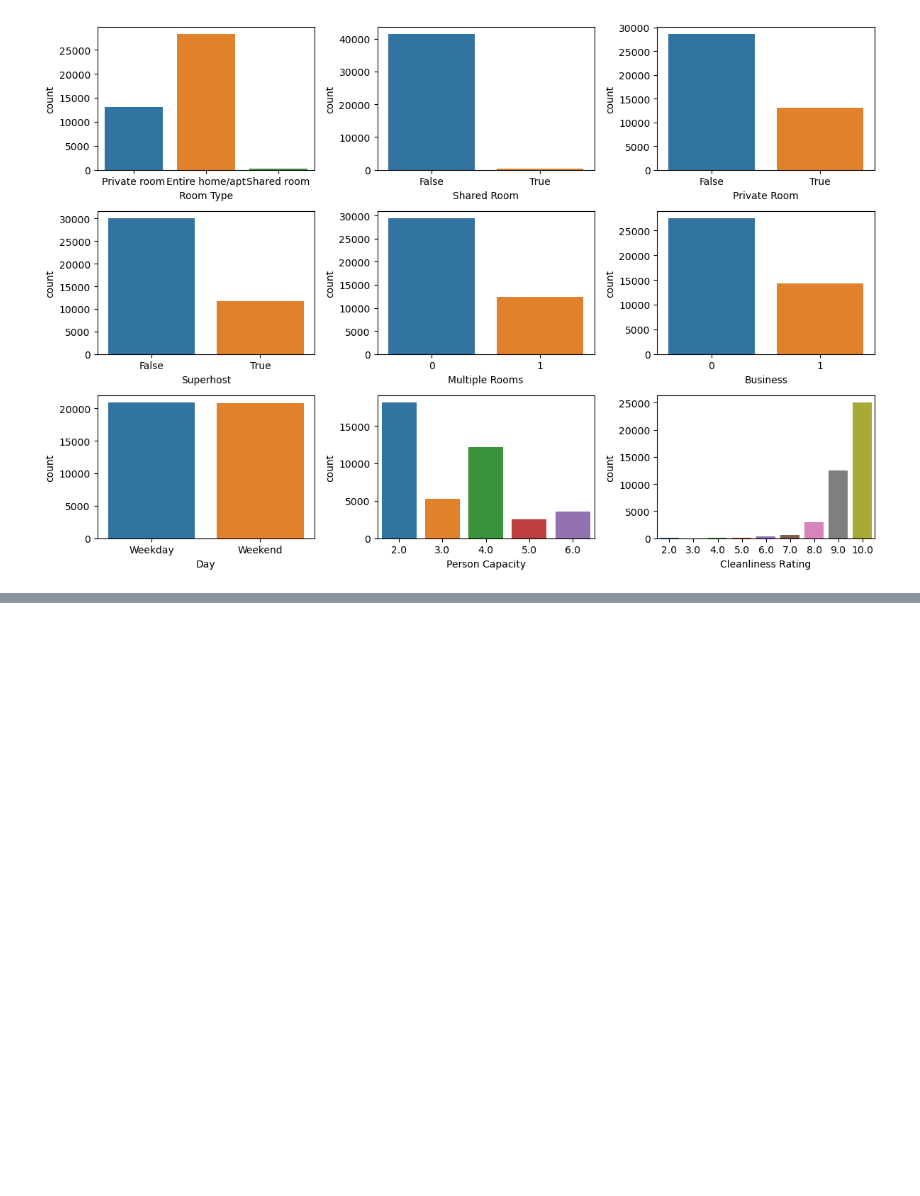
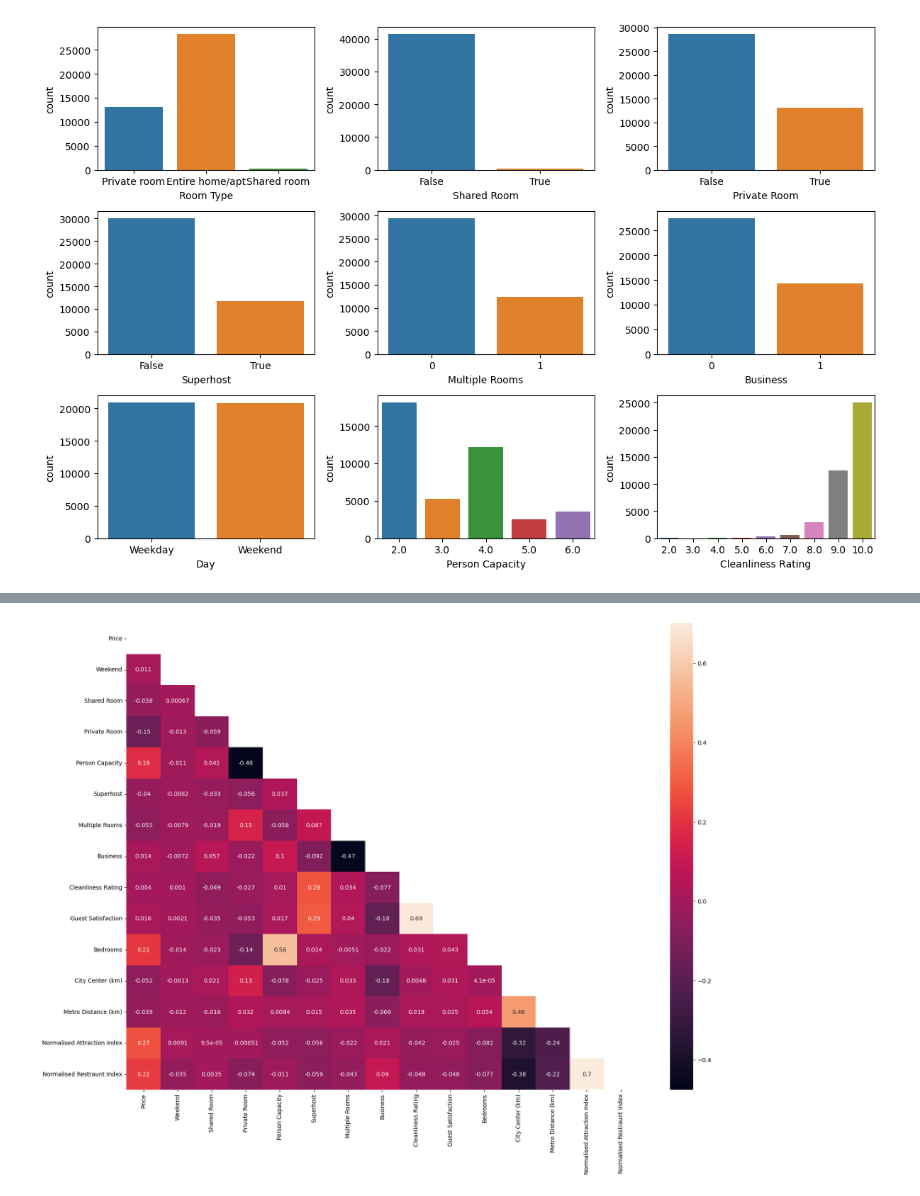
Before and after one commit to isoori/AIRBNB, a Jupyter notebook: Untitled.ipynb, the cells around one changed output, grey strips where cells are left out. Saved outputs shown, nothing was run; the diff lists cells and outputs as text; code cells hidden in the pictures; blank space fills up the shorter version.

```diff
--- a/Untitled.ipynb
+++ b/Untitled.ipynb
@@ -50,3 +50,14 @@ plt.tight_layout()
 plt.show()
 # %% [output]
 [figure]
+# %%
+df.rename(columns={'Day':'Weekend'},inplace=True)
+# %%
+df['Superhost'] = df['Superhost'].map({True:1,False:0})
+df['Shared Room'] = df['Shared Room'].map({True:1,False:0})
+df['Private Room'] = df['Private Room'].map({True:1,False:0})
+df['Weekend'] = df['Weekend'].map({'Weekend':1,'Weekday':0})
+# %%
+dfn = df.copy()
+dfn.drop(['Room Type','Restraunt Index','Attraction Index'],axis=1,inplace=True)
+dfn.head()
@@ -52,0 +71,7 @@ plt.show()
+# %%
+plt.figure(figsize=(20,15),dpi=100)
+mask = np.triu(np.ones_like(dfn.corr()))
+sns.heatmap(dfn.corr(),annot=True,mask=mask)
+plt.show()
+# %% [output]
+[figure, added]
```
Also changed, not shown: parts of 2 cells of this notebook.
